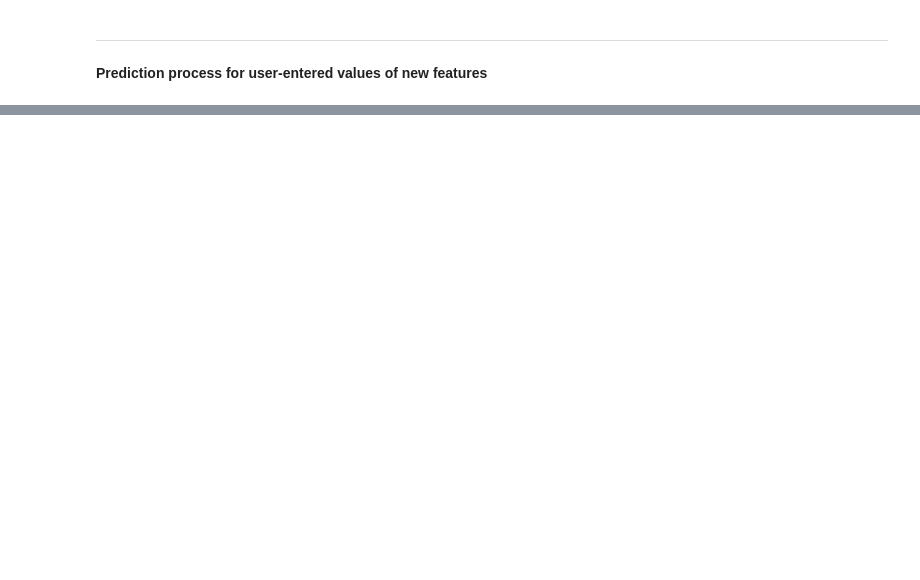
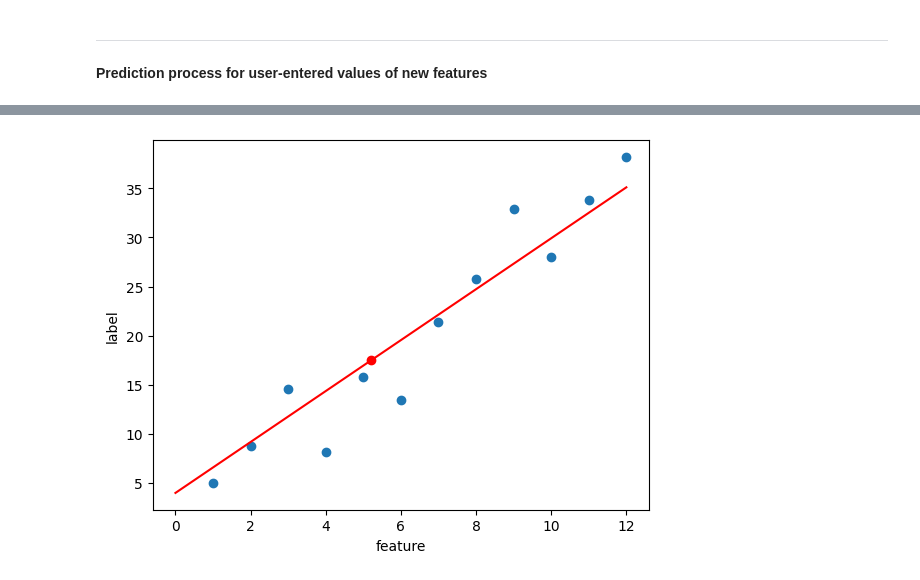
Before and after one commit to adalbertii/UW, a Jupyter notebook: simple_linear_regression_one_neuron_case.ipynb, the cells around one changed output, grey strips where cells are left out. Cells and saved outputs as stored; diff of their text form; code cells hidden in the pictures; blank space fills up the shorter version.

```diff
--- a/simple_linear_regression_one_neuron_case.ipynb
+++ b/simple_linear_regression_one_neuron_case.ipynb
@@ -259,0 +269,18 @@ For the fuature value:  2.1  the prediction value is as follows :  [[8.816036]]
+# %%
+trained_weight = model.get_weights()[0]
+trained_bias = model.get_weights()[1]
+epochs = history.epoch
+hist = pd.DataFrame(history.history)
+rmse = hist["root_mean_squared_error"]
+plt.xlabel("feature")
+plt.ylabel("label")
+plt.scatter(my_feature, my_label)
+x0 = 0
+y0 = trained_bias
+x1 = my_feature[-1]
+y1 = trained_bias + (trained_weight * x1)
+plt.plot([x0, x1], [y0, y1], c='r')
+plt.scatter(feature_x, prediction, color="r")
+plt.show()
+# %% [output]
+[figure, added]
```
Also changed, not shown: parts of 13 cells of this notebook.
